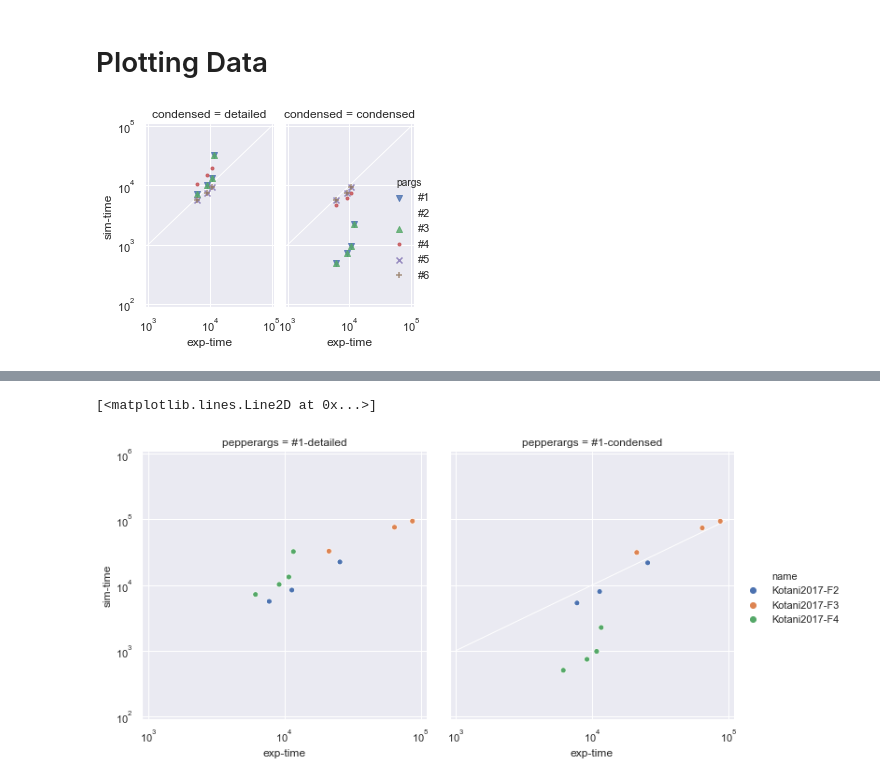
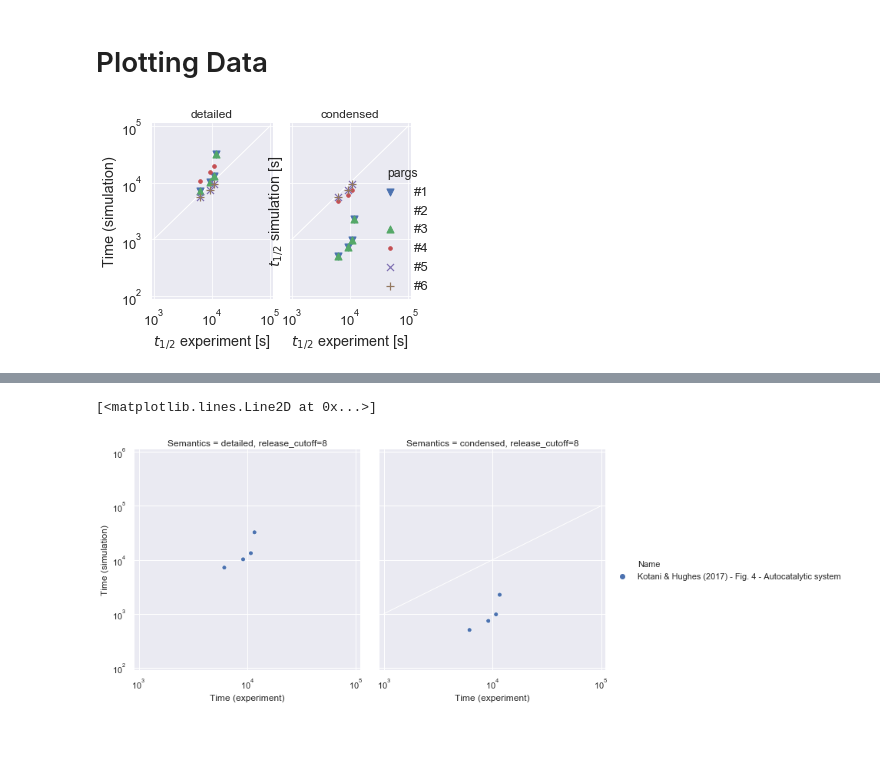
Before and after one commit to DNA-and-Natural-Algorithms-Group/peppercornenumerator, a Jupyter notebook: examples/benchmark/Kotani2017.ipynb, the cells around one changed output, grey strips where cells are left out. Cells and saved outputs as stored; diff of their text form; code cells hidden in the pictures; blank space fills up the shorter version.

```diff
--- a/examples/benchmark/Kotani2017.ipynb
+++ b/examples/benchmark/Kotani2017.ipynb
@@ -5,10 +5,29 @@ import numpy as np
 from pandas import DataFrame
 from kotani2017 import data; k17 = data()
 # %%
+def sema(vect, fig):
+    #semantics=', '.join('{}={}'.format(x,y) for (x,y) in fig.pepperargs['default'].items() if x != 'conc')
+    nv = []
+    for line in vect:
+        v = []
+        for (x,y) in fig.pepperargs[line].items():
+            if x == 'conc': continue
+            if x == 'max_complex_size': continue
+            if x == 'max_complex_count': continue
+            if x == 'max_reaction_count': continue
+            if x == 'condensed':
+                z = x if y is True else 'detailed'
+            else:
+                z = '{}={}'.format(x,y)
+            v.append(z)
+        nv.append(', '.join(v))
+    return nv
+
 verb = 1
 Table1 = DataFrame()
 for fig in k17:
     print fig.name
+    if fig.name != 'Kotani & Hughes (2017) - Fig. 4 - Autocatalytic system': continue
     fig.pepperargs['#1-detailed'] = {'condensed': False, 'conc': 'nM', 'release_cutoff': 8, 'max_complex_size': 10}
     fig.pepperargs['#1-condensed'] = {'condensed': True, 'conc': 'nM', 'release_cutoff': 8, 'max_complex_size': 10}
     fig.pepperargs['#2-condensed'] = {'condensed': True, 'conc': 'nM', 'k_slow': 1e-3, 'max_complex_size': 20} # doesn't work, no 4-way branch migration, no D
@@ -34,10 +53,14 @@ for fig in k17:
     fig.eval('#6-condensed', verbose = verb, cmpfig=True)
     #fig.eval('#7-detailed', verbose = verb, cmpfig=True)
     #fig.eval('#7-condensed', verbose = verb, cmpfig=True)
+
+
     for df in fig.get_system_dataframes():
-        df['name'] = fig.name
-        df['condensed'] = 'condensed' if any(map(lambda x: 'condensed' in x, df['pepperargs'])) else 'detailed'
-        df['pargs'] = map(lambda x: x[:2], df['pepperargs'])
-        #display(df)
+        df['Name'] = fig.name
+        df['condensed'] = 'condensed' if any(map(lambda x: 'condensed' in x, df['Semantics'])) else 'detailed'
+        df['pargs'] = map(lambda x: x[:2], df['Semantics'])
+        df['Semantics']=sema(df['Semantics'], fig)
+        #df.to_latex(fig.fname+'.tex', index=False, float_format='{:.3f}'.format)
+        display(df)
         Table1 = Table1.append(df)
 # %% [output]
@@ -66,14 +139,20 @@ import seaborn as sns
 sns.set(style="darkgrid")
 # %%
 # Compare different enumeration parameters for Figure 4 (autocatalytic system)
+Table1.to_latex('Kotani2017data.tex', index=False, float_format='{:.0f}'.format)
+
 
 tmpfig = Table1.copy()
-tmpfig = tmpfig.loc[tmpfig['name'].isin(['Kotani2017-F4'])]
+tmpfig = tmpfig.loc[tmpfig['Name'].isin(['Kotani & Hughes (2017) - Fig. 4 - Autocatalytic system'])]
 #display(tmpfig)
 
-g = sns.lmplot(x="exp-time", y="sim-time", hue="pargs", col='condensed', data=tmpfig,fit_reg=False,
-               hue_order=['#1', '#2', '#3', '#4', '#5', '#6'], markers=['v', 'x', '^', '.','x','+'])
+with sns.plotting_context('paper', font_scale = 1.5):
+    g = sns.lmplot(x="Time (experiment)",
+               y="Time (simulation)",
+               hue="pargs", col='condensed', data=tmpfig, scatter_kws={"s": 50, "alpha": 1},
+               fit_reg=False, hue_order=['#1', '#2', '#3', '#4', '#5', '#6'], markers=['v', 'x', '^', '.','x','+'])
 
+g.set_titles(row_template = '{row_name}', col_template = '{col_name}')
 plt.gcf().set_size_inches(4.5,3.2)
 
 plt.xscale('log')
@@ -83,21 +162,21 @@ plt.xlim(0.9e3, 1.1e5)
 plt.ylim(0.9e2, 1.1e5)
 for ax in plt.gcf().get_axes():
     ax.plot([mi, ma], [mi, ma], linewidth=1, color='white',zorder=0)
-    #ax.set(xlabel='Experimental completion time [$t_{exp} = x $ s]')
-#g.axes[0].set(ylabel='Peppercorn rate constant [$t_{pep} = y $ s]')
+    ax.set(xlabel='$t_{1/2}$ experiment [s]')
+plt.gca().set(ylabel='$t_{1/2}$ simulation [s]')
 
-#plt.savefig('kotani2017_F4_params.pdf', bbox_inches='tight')
-#plt.savefig('kotani2017_F4_params.svg', bbox_inches='tight')
+plt.savefig('kotani2017_F4_params.pdf', bbox_inches='tight')
+plt.savefig('kotani2017_F4_params.svg', bbox_inches='tight')
 # %% [output]
-[figure, old version]
+[figure, new version]
 # %%
 # Compare detailed vs condensed enumeration for all Figures
 
 tmpfig = Table1.copy()
-tmpfig = tmpfig.loc[tmpfig['pepperargs'].isin(['#1-detailed', '#1-condensed'])]
+tmpfig = tmpfig.loc[tmpfig['pargs'].isin(['#1', '#1'])]
 display(tmpfig)
 
-g = sns.relplot(x="exp-time", y="sim-time", col='pepperargs', hue="name", data=tmpfig)
+g = sns.relplot(x="Time (experiment)", y="Time (simulation)", col='Semantics', hue="Name", data=tmpfig)
 
 plt.xscale('log')
 plt.yscale('log')
@@ -126,5 +197,5 @@ plt.plot([mi, ma], [mi, ma], linewidth=1, color='white',zorder=0)
 [<matplotlib.lines.Line2D at 0x...>]
-[figure, old version]
+[figure, new version]
 # %%
 # Compare reporter trajectory for different initial conditions.
 
```
Also changed, not shown: parts of 3 cells of this notebook, 15 other files.
